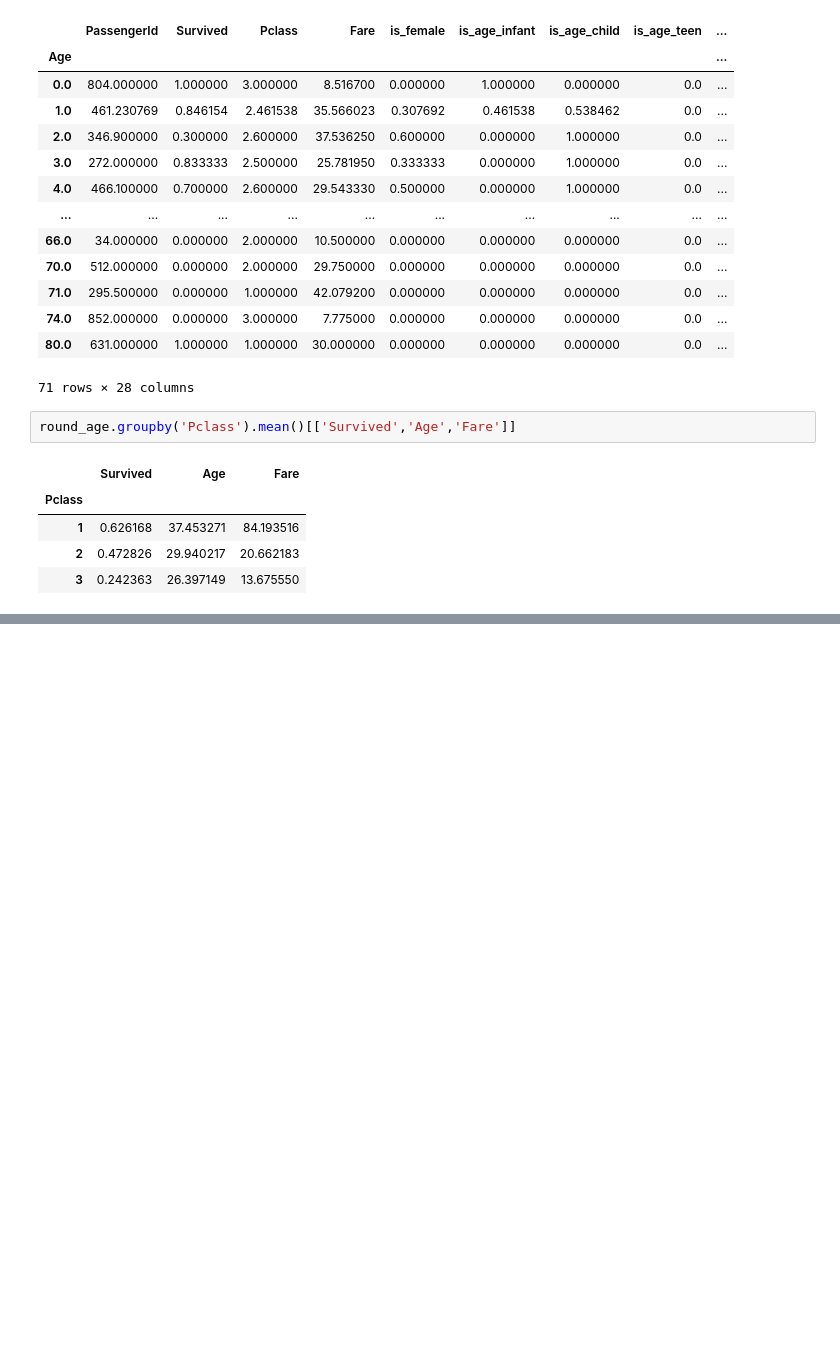
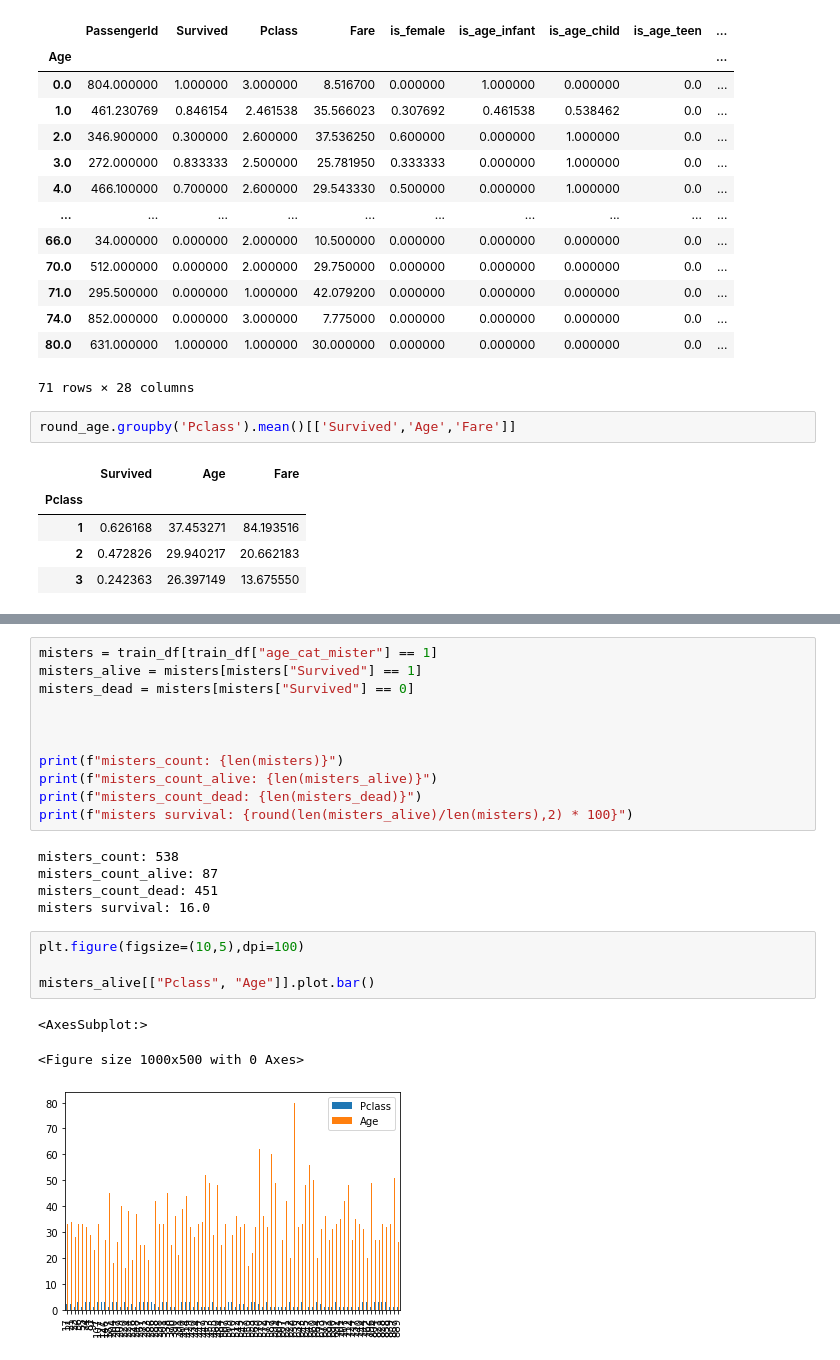
Before and after one commit to bladnman/titanic, a Jupyter notebook: 2_logistic-regression.ipynb, the cells around one changed output, grey strips where cells are left out. Saved outputs shown, nothing was run; the diff lists cells and outputs as text; blank space fills up the shorter version.

Commit message:
new charts

```diff
--- a/2_logistic-regression.ipynb
+++ b/2_logistic-regression.ipynb
@@ -111,0 +143,24 @@ round_age.groupby('Pclass').mean()[['Survived','Age','Fare']]
+# %%
+misters = train_df[train_df["age_cat_mister"] == 1]
+misters_alive = misters[misters["Survived"] == 1]
+misters_dead = misters[misters["Survived"] == 0]
+
+
+
+print(f"misters_count: {len(misters)}")
+print(f"misters_count_alive: {len(misters_alive)}")
+print(f"misters_count_dead: {len(misters_dead)}")
+print(f"misters survival: {round(len(misters_alive)/len(misters),2) * 100}")
+# %% [output]
+misters_count: 538
+misters_count_alive: 87
+misters_count_dead: 451
+misters survival: 16.0
+# %%
+plt.figure(figsize=(10,5),dpi=100)
+
+misters_alive[["Pclass", "Age"]].plot.bar()
+# %% [output]
+<AxesSubplot:>
+<Figure size 1000x500 with 0 Axes>
+[figure, added]
```
Also changed, not shown: parts of 8 cells of this notebook, 1 other file.
